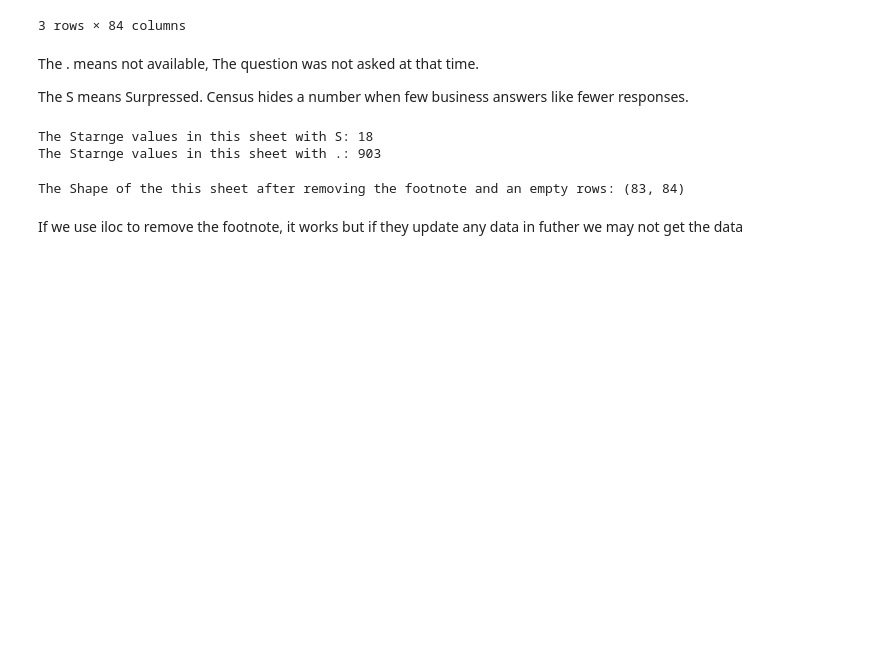
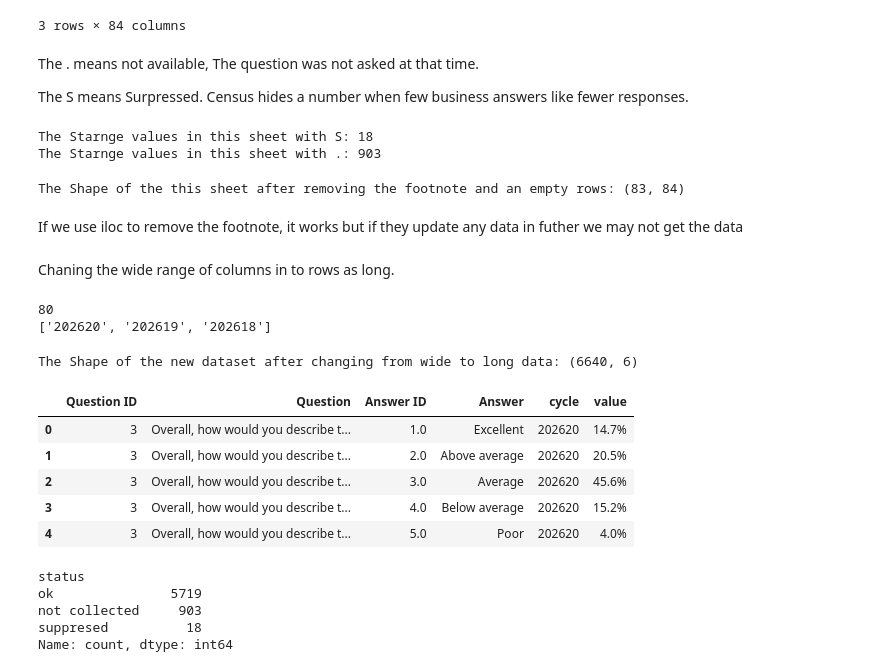
Before and after one commit to sasi1645/Ai-adoption-intel, a Jupyter notebook: notebooks/01_explore.ipynb, the cells around one changed output. Cells and saved outputs as stored; diff of their text form; code cells hidden in the pictures; blank space fills up the shorter version.

```diff
--- a/notebooks/01_explore.ipynb
+++ b/notebooks/01_explore.ipynb
@@ -97,3 +97,40 @@ print(f"The Shape of the this sheet after removing the footnote and an empty row
 The Shape of the this sheet after removing the footnote and an empty rows: (83, 84)
 # %% [markdown]
 If we use iloc to remove the footnote, it works but if they update any data in futher we may not get the data
+# %% [markdown]
+Chaning the wide range of columns in to rows as long.
+# %%
+date_cols = [c for c in df_cleaned.columns if str(c).isdigit()]
+print(len(date_cols))
+print(date_cols[:3])
+# %% [output]
+80
+['202620', '202619', '202618']
+# %%
+new_df = df_cleaned.melt(
+    id_vars = ["Question ID","Question","Answer ID","Answer"],
+    value_vars = date_cols,
+    var_name = "cycle",
+    value_name = "value",
+)
+print(f"The Shape of the new dataset after changing from wide to long data: {new_df.shape}")
+new_df.head()
+# %% [output]
+The Shape of the new dataset after changing from wide to long data: (6640, 6)
+|  | Question ID | Question | Answer ID | Answer | cycle | value |
+| 0 | 3 | Overall, how would you describe t... | 1.0 | Excellent | 202620 | 14.7% |
+| 1 | 3 | Overall, how would you describe t... | 2.0 | Above average | 202620 | 20.5% |
+| 2 | 3 | Overall, how would you describe t... | 3.0 | Average | 202620 | 45.6% |
+| 3 | 3 | Overall, how would you describe t... | 4.0 | Below average | 202620 | 15.2% |
+| 4 | 3 | Overall, how would you describe t... | 5.0 | Poor | 202620 | 4.0% |
+# %%
+new_df["status"] = "ok"
+new_df.loc[new_df["value"]=="S","status"] = "suppresed"
+new_df.loc[new_df["value"]==".","status"] = "not collected"
+new_df["status"].value_counts()
+# %% [output]
+status
+ok               5719
+not collected     903
+suppresed          18
+Name: count, dtype: int64
```
Also changed, not shown: parts of 2 cells of this notebook.
